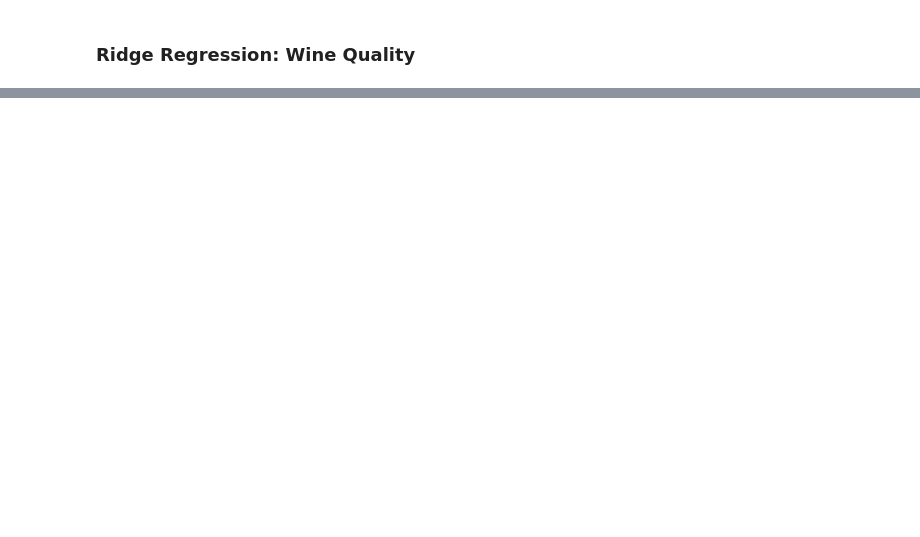
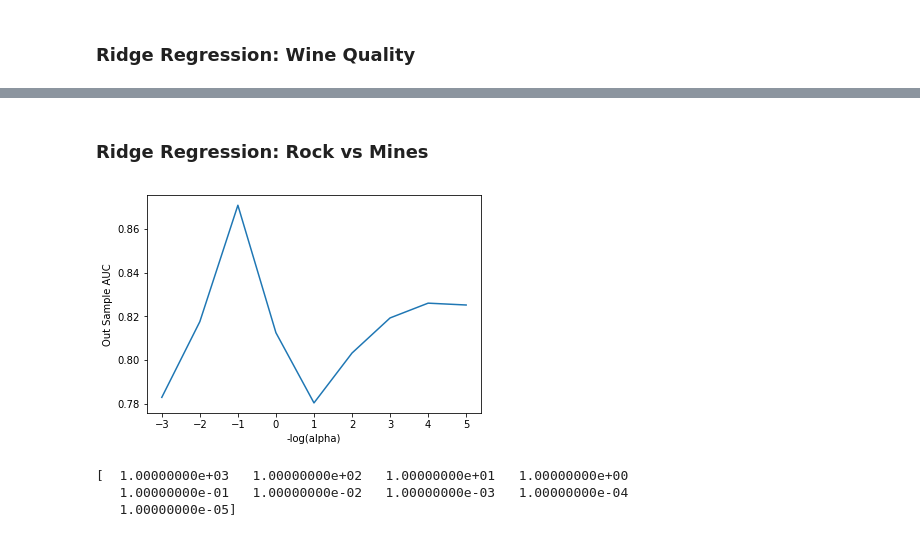
Before and after one commit to rohit-sa/ml_practice, a Jupyter notebook: pred_model_build.ipynb, the cells around one changed output, grey strips where cells are left out. Drawn from its saved outputs; the diff is of its cells as text; code cells hidden in the pictures; blank space fills up the shorter version.

Commit message:
rock_mine ridge regression

```diff
--- a/pred_model_build.ipynb
+++ b/pred_model_build.ipynb
@@ -224,0 +227,41 @@ test_pred = wq_ridge_model.predict(X_test)
+# %% [markdown]
+### Ridge Regression: Rock vs Mines
+# %%
+target_url = ("https://archive.ics.uci.edu/ml/machine-learning-databases/undocumented/connectionist-bench/sonar/sonar.all-data")
+data = pd.read_csv(target_url, header=0, sep=',')
+labels = data.iloc[:,60]
+enc = LabelEncoder()
+labels = enc.fit_transform(labels)
+data.drop(data.columns[60], axis=1, inplace=True)
+sss = StratifiedShuffleSplit(n_splits=1, test_size=0.33, random_state=10)
+for train_index, test_index in sss.split(data.values,labels):
+    X_train, y_train = data.values[train_index], labels[train_index]
+    X_test, y_test = data.values[test_index], labels[test_index]
+
+#X_train, y_train, X_test, y_test = third_split(data.values,labels)
+
+n_feature = len(data.columns)
+out_sample_auc = []
+alpha_range = range(-3,6)
+alpha_list = np.power(0.1,alpha_range)
+
+for a in alpha_list:
+    wq_ridge_model = linear_model.Ridge(alpha=a)
+    wq_ridge_model.fit(X_train, y_train)
+    test_pred = wq_ridge_model.predict(X_test)
+    fpr, tpr, threh = roc_curve(y_test, test_pred)
+    roc_auc = auc(fpr,tpr)
+    out_sample_auc.append(roc_auc)
+
+plt.plot(alpha_range, out_sample_auc)
+plt.xlabel('-log(alpha)')
+plt.ylabel('Out Sample AUC')
+plt.show()
+# %% [output]
+[figure, added]
+# %%
+print(alpha_list)
+# %% [output]
+[  1.00000000e+03   1.00000000e+02   1.00000000e+01   1.00000000e+00
+   1.00000000e-01   1.00000000e-02   1.00000000e-03   1.00000000e-04
+   1.00000000e-05]
```
Also changed, not shown: parts of 4 cells of this notebook.
